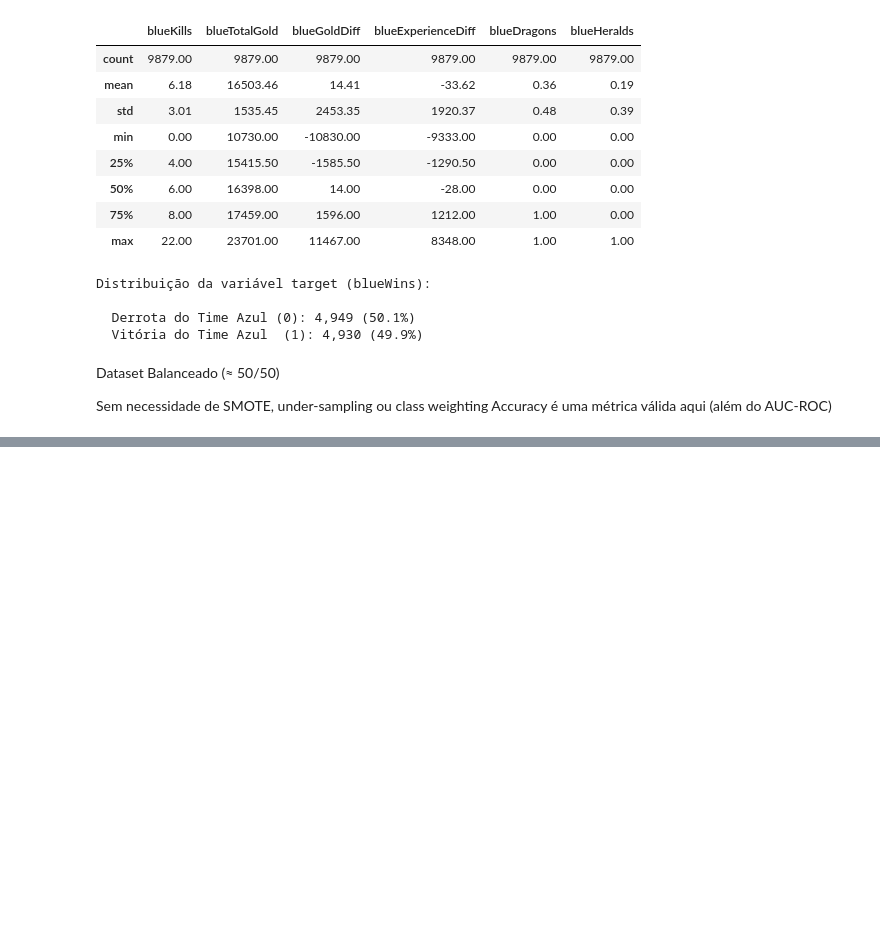
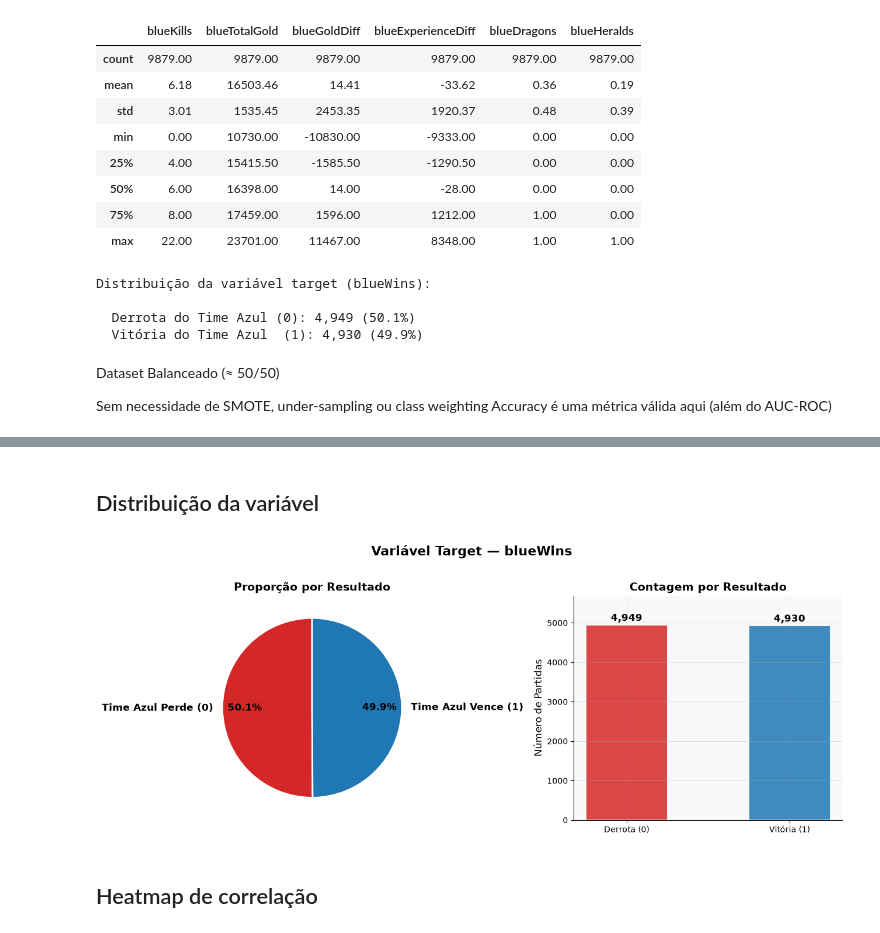
Before and after one commit to DandanLeinad/data-science-ebac-mod43, a Jupyter notebook: lol_match_winner_prediction.ipynb, the cells around one changed output, grey strips where cells are left out. Saved outputs shown, nothing was run; the diff lists cells and outputs as text; code cells hidden in the pictures; blank space fills up the shorter version.

```diff
--- a/lol_match_winner_prediction.ipynb
+++ b/lol_match_winner_prediction.ipynb
@@ -219,0 +253,54 @@ Accuracy é uma métrica válida aqui (além do AUC-ROC)
+# %% [markdown]
+## Distribuição da variável
+# %%
+# Distribuição da variável target (blueWins)
+fig, axes = plt.subplots(1, 2, figsize=(13, 5))
+
+# Pie
+wedge_props = {"linewidth": 2, "edgecolor": "white"}
+axes[0].pie(
+    var_target.values,
+    labels=["Time Azul Perde (0)", "Time Azul Vence (1)"],
+    colors=[RED, BLUE],
+    autopct="%1.1f%%",
+    startangle=90,
+    textprops={"fontsize": 12, "fontweight": "bold"},
+    wedgeprops=wedge_props,
+    pctdistance=0.75,
+)
+axes[0].set_title("Proporção por Resultado")
+
+# Bar
+bars = axes[1].bar(
+    ["Derrota (0)", "Vitória (1)"],
+    var_target.values,
+    color=[RED, BLUE],
+    alpha=0.85,
+    width=0.5,
+    edgecolor="white",
+    linewidth=1.5,
+)
+for bar, val in zip(bars, var_target.values):
+    axes[1].text(
+        bar.get_x() + bar.get_width() / 2,
+        bar.get_height() + 40,
+        f"{val:,}",
+        ha="center",
+        va="bottom",
+        fontweight="bold",
+        fontsize=12,
+    )
+axes[1].set_ylabel("Número de Partidas")
+axes[1].set_title("Contagem por Resultado")
+axes[1].set_ylim(0, max(var_target.values) * 1.15)
+
+plt.suptitle("Variável Target — blueWins", fontsize=16, fontweight="bold", y=1.02)
+plt.tight_layout()
+
+# Salvar o gráfico
+plt.savefig("reports/figures/01_target_distribution.png", dpi=300, bbox_inches="tight")
+plt.show()
+# %% [output]
+[figure, added]
+# %% [markdown]
+## Heatmap de correlação
```
Also changed, not shown: parts of 28 cells of this notebook, 7 other files.
